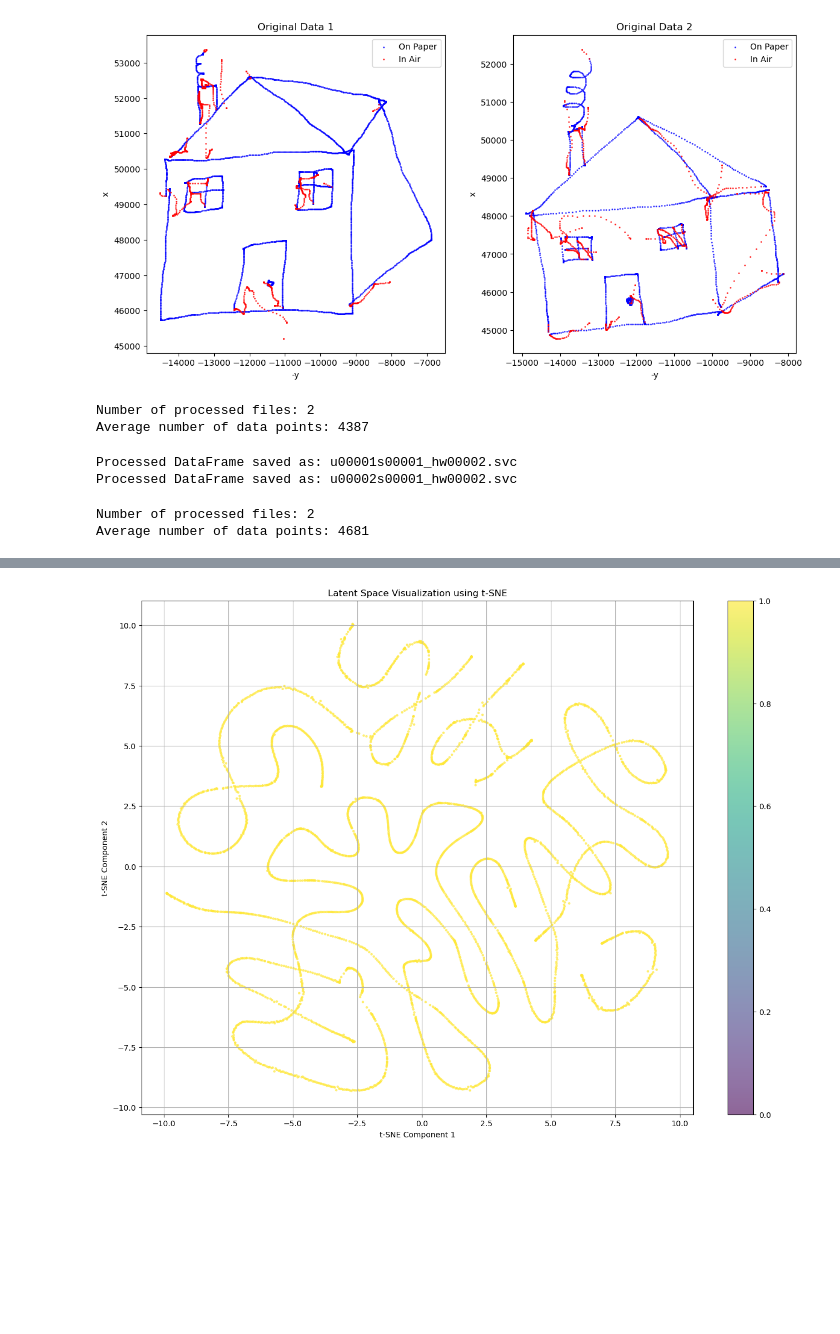
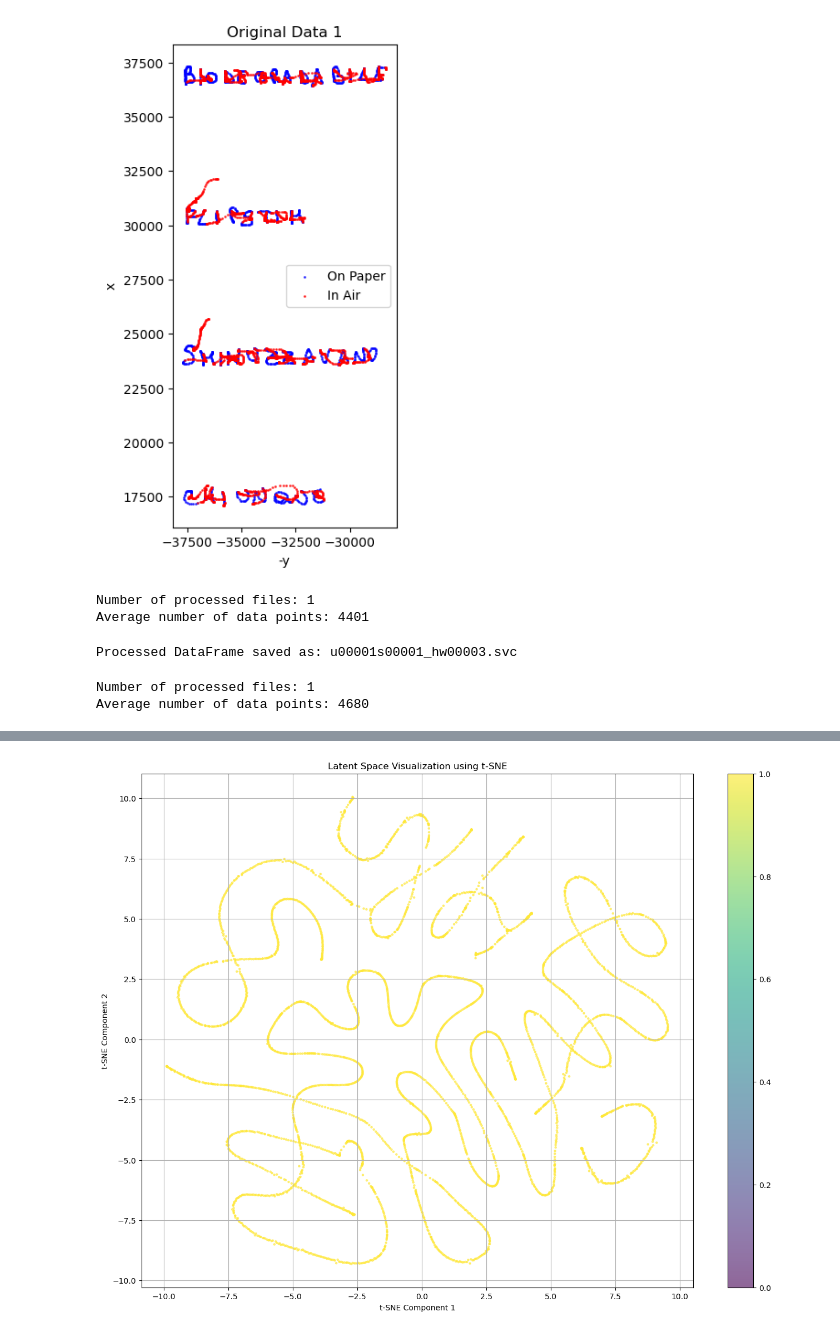
Before and after one commit to jaypeepeep/SC-Beta-VAE-GAN, a Jupyter notebook: model/VAEGAN Checkpoint 1.5.2.6 PreTrained.ipynb, the cells around one changed output, grey strips where cells are left out. Cells and saved outputs as stored; diff of their text form; code cells hidden in the pictures; blank space fills up the shorter version.

```diff
--- a/model/VAEGAN Checkpoint 1.5.2.6 PreTrained.ipynb
+++ b/model/VAEGAN Checkpoint 1.5.2.6 PreTrained.ipynb
@@ -61,38 +61,38 @@ def upload_and_process_files(directory, num_files_to_use=None):
         data_frames.append(df)
         scaler = MinMaxScaler()
         normalized_data = scaler.fit_transform(df[['x', 'y', 'timestamp']])
         scalers.append(scaler)
 
         on_paper = df[df['pen_status'] == 1]
         in_air = df[df['pen_status'] == 0]
         axs[i].scatter(-on_paper['y'], on_paper['x'], c='blue', s=1, alpha=0.7, label='On Paper')
         axs[i].scatter(-in_air['y'], in_air['x'], c='red', s=1, alpha=0.7, label='In Air')
         axs[i].set_title(f'Original Data {i + 1}')
         axs[i].set_xlabel('-y')
         axs[i].set_ylabel('x')
         axs[i].legend()
         axs[i].set_aspect('equal')
 
     plt.show()
 
     processed_data = [np.column_stack((scaler.transform(df[['x', 'y', 'timestamp']]), df['pen_status'].values))
                       for df, scaler in zip(data_frames, scalers)]
     avg_data_points = int(np.mean([df.shape[0] for df in data_frames]))
 
     return data_frames, processed_data, scalers, avg_data_points, input_filenames, original_data_frames  # Return original data
 
-directory = 'Task2'  # Directory where the .svc files are stored
-num_files_to_use = 2
+directory = 'Task3'  # Directory where the .svc files are stored
+num_files_to_use = 1
 data_frames, processed_data, scalers, avg_data_points, input_filenames, original_data_frames = upload_and_process_files(directory, num_files_to_use)
 
 # Store the name of the first file for use in Cell 4
 input_filename = input_filenames[0] if input_filenames else 'processed_data'
 print(f"Number of processed files: {len(processed_data)}")
 print(f"Average number of data points: {avg_data_points}")
 # %% [output]
-[figure, old version]
+[figure, new version]
-Number of processed files: 2
-Average number of data points: 4387
+Number of processed files: 1
+Average number of data points: 4401
 # %%
 # Cell 3
 # Process each DataFrame instead of just the first one
@@ -194,8 +194,7 @@ for input_filename, df in zip(input_filenames, data_frames):
 
     print(f"Processed DataFrame saved as: {input_filename}")
 # %% [output]
-Processed DataFrame saved as: u00001s00001_hw00002.svc
-Processed DataFrame saved as: u00002s00001_hw00002.svc
+Processed DataFrame saved as: u00001s00001_hw00003.svc
 # %%
 # Cell 5 (modified)
 def process_dataframes(dataframes, num_files_to_use=None):
@@ -230,8 +229,8 @@ data_frames, processed_data, scalers, avg_data_points, original_filenames = proc
 print(f"Number of processed files: {len(processed_data)}")
 print(f"Average number of data points: {avg_data_points}")
 # %% [output]
-Number of processed files: 2
-Average number of data points: 4681
+Number of processed files: 1
+Average number of data points: 4680
 # %%
 # Cell 6 (modified)
 class VAE(tf.keras.Model):
```
Also changed, not shown: parts of 9 cells of this notebook, 1 other file.
